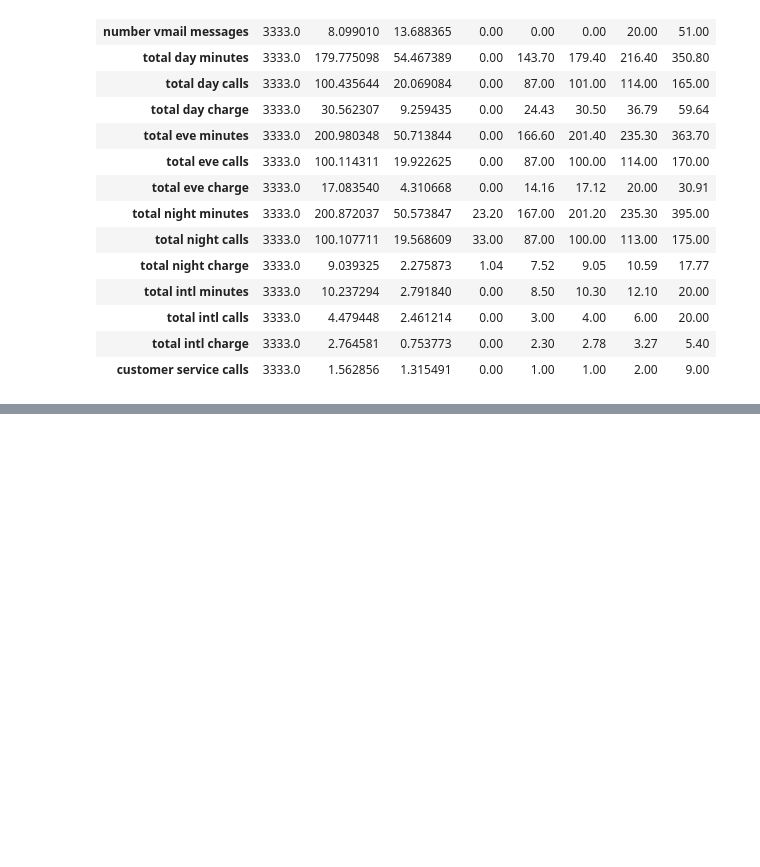
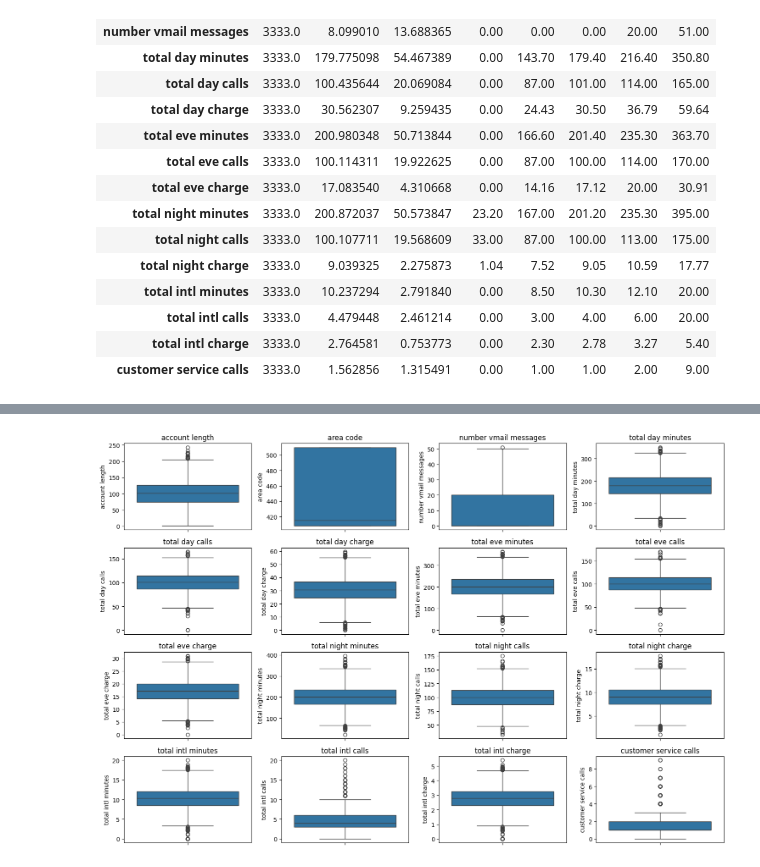
Before and after one commit to cynthiajepkogei/project-phase-3, a Jupyter notebook: notebook.ipynb, the cells around one changed output, grey strips where cells are left out. Saved outputs shown, nothing was run; the diff lists cells and outputs as text; code cells hidden in the pictures; blank space fills up the shorter version.

```diff
--- a/notebook.ipynb
+++ b/notebook.ipynb
@@ -138,0 +193,23 @@ df.describe().T
+# %%
+
+numerical_columns = ['account length', 'area code', 'number vmail messages',
+       'total day minutes', 'total day calls', 'total day charge',
+       'total eve minutes', 'total eve calls', 'total eve charge',
+       'total night minutes', 'total night calls', 'total night charge',
+       'total intl minutes', 'total intl calls', 'total intl charge',
+       'customer service calls']
+
+# Create a new figure
+plt.figure(figsize=(15, 10))
+
+# For each numerical column, create a box plot
+for i, column in enumerate(numerical_columns):
+    plt.subplot(4, 4, i+1)
+    sns.boxplot(y=df[column])
+    plt.title(column)
+
+# Display the plot
+plt.tight_layout()
+plt.show()
+# %% [output]
+[figure, added]
```
Also changed, not shown: parts of 20 cells of this notebook.
